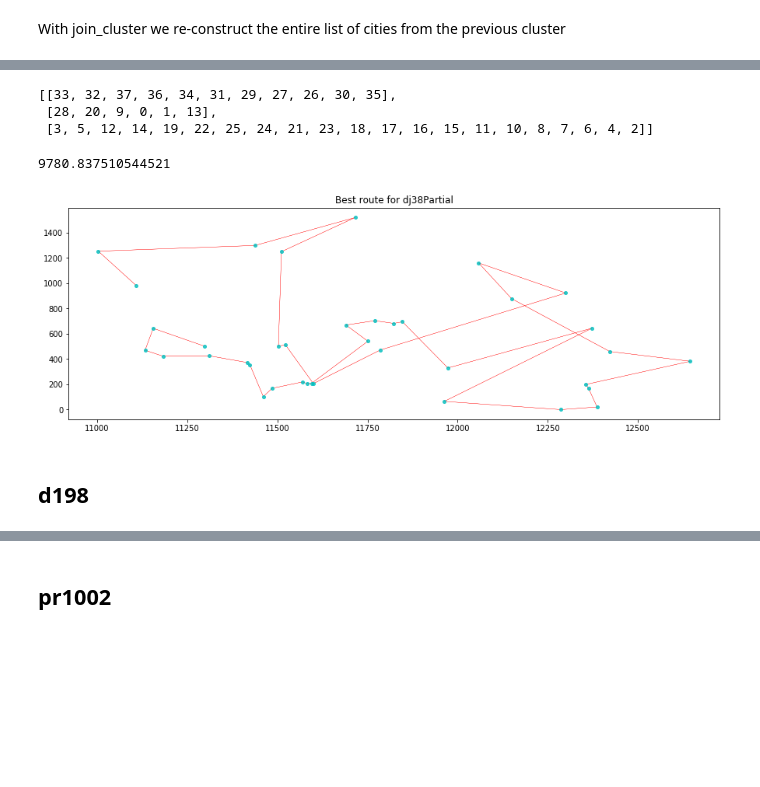
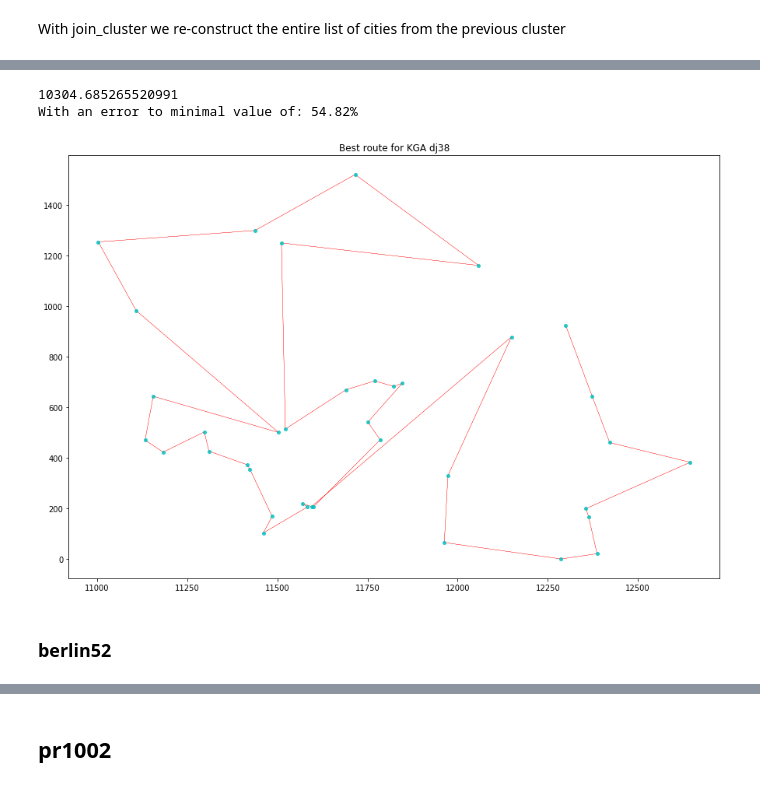
Before and after one commit to DBertazioli/Ant-Q-KGA, a Jupyter notebook: genomic/extended_try.ipynb, the cells around one changed output, grey strips where cells are left out. Drawn from its saved outputs; the diff is of its cells as text; code cells hidden in the pictures; blank space fills up the shorter version.

```diff
--- a/genomic/extended_try.ipynb
+++ b/genomic/extended_try.ipynb
@@ -94,6 +94,7 @@ def GenA(permutation, dm, popSize, selection, elite_n, mutation_r, n_of_gen, plo
     [fitness.update({i:routeFitness(pop[i], dm)}) for i in range(0,len(pop))]
     rankedRoutes = sorted(fitness.items(), key = operator.itemgetter(1), reverse = True)
     traceBest = 1/rankedRoutes[0][1]
+
 
     if plot:
         progress = []
@@ -111,7 +112,7 @@ def GenA(permutation, dm, popSize, selection, elite_n, mutation_r, n_of_gen, plo
         fitness = {}
         [fitness.update({i:routeFitness(pop[i], dm)}) for i in range(0,len(pop))]
         rankedRoutes = sorted(fitness.items(), key = lambda kv: kv[1], reverse = True)
-        if 1/rankedRoutes[0][1] < traceBest:
+        if 1/rankedRoutes[0][1] <= traceBest:
             traceBest = 1/rankedRoutes[0][1]
             traceBestRouteIndex = rankedRoutes[0][0]
             traceBestRoute = pop[traceBestRouteIndex]
@@ -240,16 +241,23 @@ def GenA(permutation, dm, popSize, selection, elite_n, mutation_r, n_of_gen, plo
     [fitness.update({i:routeFitness(pop[i], dm)}) for i in range(0,len(pop))]
     rankedRoutes = sorted(fitness.items(), key = lambda kv: kv[1], reverse = True)
 
-    if 1/rankedRoutes[0][1] < traceBest:
+    if 1/rankedRoutes[0][1] <= traceBest:
         traceBest = 1/rankedRoutes[0][1]
         traceBestRouteIndex = rankedRoutes[0][0]
         traceBestRoute = pop[traceBestRouteIndex]
+        bestDistance = traceBest #1 / rankedRoutes[0][1]
+        bestRouteIndex = traceBestRouteIndex #rankedRoutes[0][0]
+        bestRoute = traceBestRoute #pop[bestRouteIndex]
+    else:
+        bestDistance = traceBest #1 / rankedRoutes[0][1]
+        bestRouteIndex = traceBestRouteIndex #rankedRoutes[0][0]
+        bestRoute = traceBestRoute #pop[bestRouteIndex]
 
-    bestDistance = traceBest #1 / rankedRoutes[0][1]
+    #bestDistance = traceBest #1 / rankedRoutes[0][1]
     if verbose:
         print("Final distance: {}".format(bestDistance))
-    bestRouteIndex = traceBestRouteIndex #rankedRoutes[0][0]
-    bestRoute = traceBestRoute #pop[bestRouteIndex]
+    #bestRouteIndex = traceBestRouteIndex #rankedRoutes[0][0]
+    #bestRoute = traceBestRoute #pop[bestRouteIndex]
     time_executed = (time.time() - start)
 
     if verbose:
@@ -409,0 +422,4 @@ plot(df_d198, route, 'd198')
+# %%
+cities = []
+cities = list(range(len(df_pr1002)))
+d_matrix = dist_matrix(df_pr1002)
@@ -448,7 +481,7 @@ def KGA(list_of_clusters, dm, popSize, selection, elite_n, mutation_r, n_of_gen,
                          n_of_gen = n_of_gen,
                            plot = plot)[0]
 
-        plot(df_dj38, tmpBestRoute, 'dj38Partial')
+        # plot(df_dj38, tmpBestRoute, 'dj38Partial')
         listClusterRoute.append(tmpBestRoute)
     return listClusterRoute
 # %% [markdown]
@@ -576,4 +595,5 @@ obj
 # %%
+start = time.time()
 Clusterdj38 = KGA(obj1,
                   dm = d_matrix,
                   popSize=100,
@@ -581,4 +601,6 @@ Clusterdj38 = KGA(obj1,
                   elite_n=25,
                   mutation_r=0.01,
                   n_of_gen=100,
-                  plot = True)
+                  plot = False)
+end = time.time()
+time_ex = end-start
@@ -598,21 +607,25 @@ Algorithm completed in 28.860154628753662 s
-# %%
-Clusterdj38
-# %% [output]
-[[33, 32, 37, 36, 34, 31, 29, 27, 26, 30, 35],
- [28, 20, 9, 0, 1, 13],
- [3, 5, 12, 14, 19, 22, 25, 24, 21, 23, 18, 17, 16, 15, 11, 10, 8, 7, 6, 4, 2]]
 # %%
 clu_start = Clusterdj38[0]
 for i in range(1,len(Clusterdj38)):
     clu_start = join_cluster(clu_start,Clusterdj38[i], d_matrix)
+
+dist = 1/routeFitness(clu_start, d_matrix)
+
+errp = errPerc(bestKnown_tsp['dj38'], dist, 2)
+print(dist)
+print('With an error to minimal value of: {}%'.format(errp))
+list_dist.append(dist)
+list_time.append(time_ex)
+list_route.append(clu_start)
+list_errp.append(errp)
+# %% [output]
+10304.685265520991
+With an error to minimal value of: 54.82%
-# %%
-1/routeFitness(clu_start, d_matrix)
-# %% [output]
-9780.837510544521
-# %%
-plot(df_dj38, clu_start, 'dj38 KGA')
-# %% [output]
-[figure, removed]
+# %%
+rcParams['figure.figsize'] = 15,10
+plot(df_dj38, clu_start, 'KGA dj38', save = True)
+# %% [output]
+[figure, added]
 # %% [markdown]
-## d198
+### berlin52
 # %%
```
Also changed, not shown: parts of 54 cells of this notebook, 5 other files.
